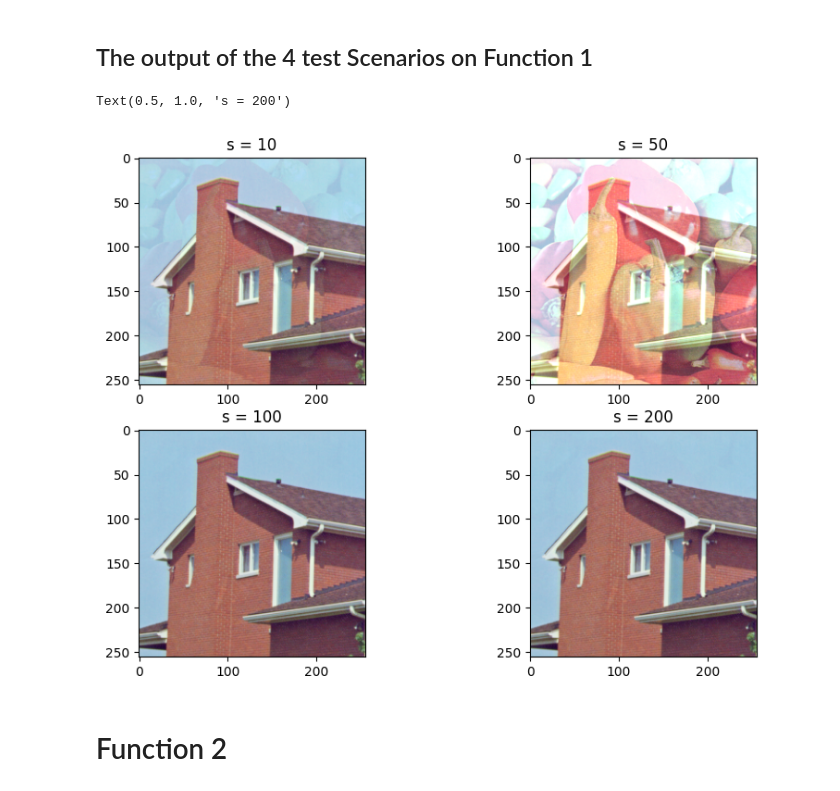
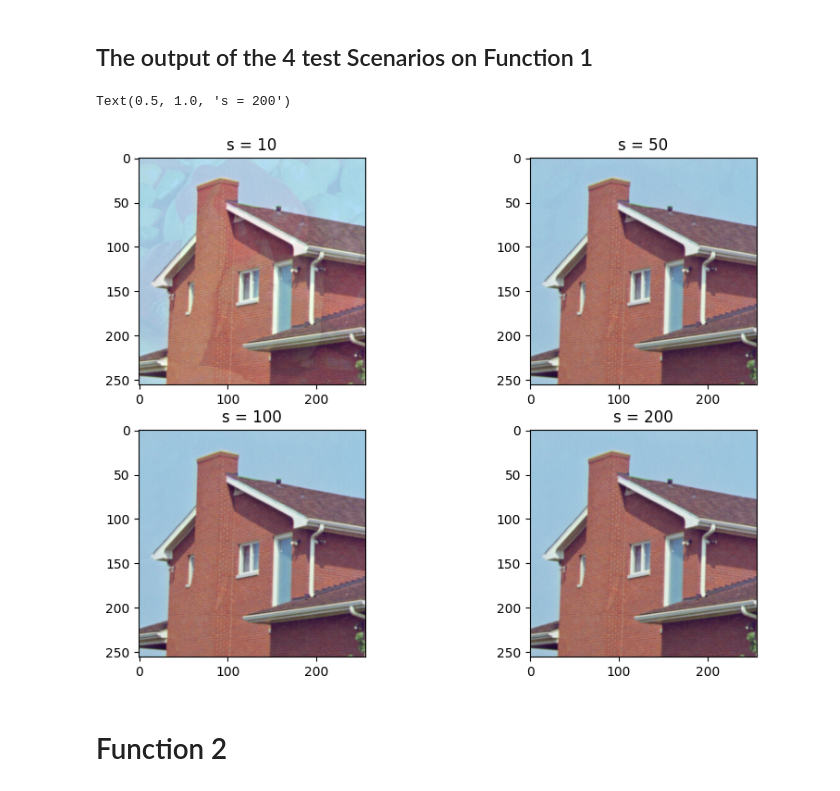
Before and after one commit to nouran551/Computer-Vision-Course-GUC, a Jupyter notebook: Assignment_1_Computer_Vision.ipynb, the cells around one changed output. Cells and saved outputs as stored; diff of their text form; code cells hidden in the pictures.

```diff
--- a/Assignment_1_Computer_Vision.ipynb
+++ b/Assignment_1_Computer_Vision.ipynb
@@ -41,36 +39,36 @@ mergeImages(image1, image2)
 # %% [markdown]
 ## The output of the 4 test Scenarios on Function 1
 # %%
-image_test_1 = plt.imread('/content/image_test0.1.png')
-image_test_2 = plt.imread('/content/image_test0.5.png')
-image_test_3 = plt.imread('/content/image_test0.01.png')
-image_test_4 = plt.imread('/content/image_test0.02.png')
+image_test_1 = plt.imread('/content/image_test10.png')
+image_test_2 = plt.imread('/content/image_test50.png')
+image_test_3 = plt.imread('/content/image_test100.png')
+image_test_4 = plt.imread('/content/image_test200.png')
 
 
 # create figure
 fig = plt.figure(figsize=(10, 7))
 fig.add_subplot(2, 2, 1)
 # showing image
 plt.imshow(image_test_1)
 plt.title("s = 10")
 # Adds a subplot at the 2nd position
 fig.add_subplot(2, 2, 2)
 # showing image
 plt.imshow(image_test_2)
 plt.title("s = 50")
 # Adds a subplot at the 3rd position
 fig.add_subplot(2, 2, 3)
 # showing image
 plt.imshow(image_test_3)
 plt.title("s = 100")
 # Adds a subplot at the 4th position
 fig.add_subplot(2, 2, 4)
 # showing image
 plt.imshow(image_test_4)
 plt.title("s = 200")
 # %% [output]
 Text(0.5, 1.0, 's = 200')
-[figure, old version]
+[figure, new version]
 # %% [markdown]
 # Function 2
 # %%
```
Also changed, not shown: parts of 15 cells of this notebook.
